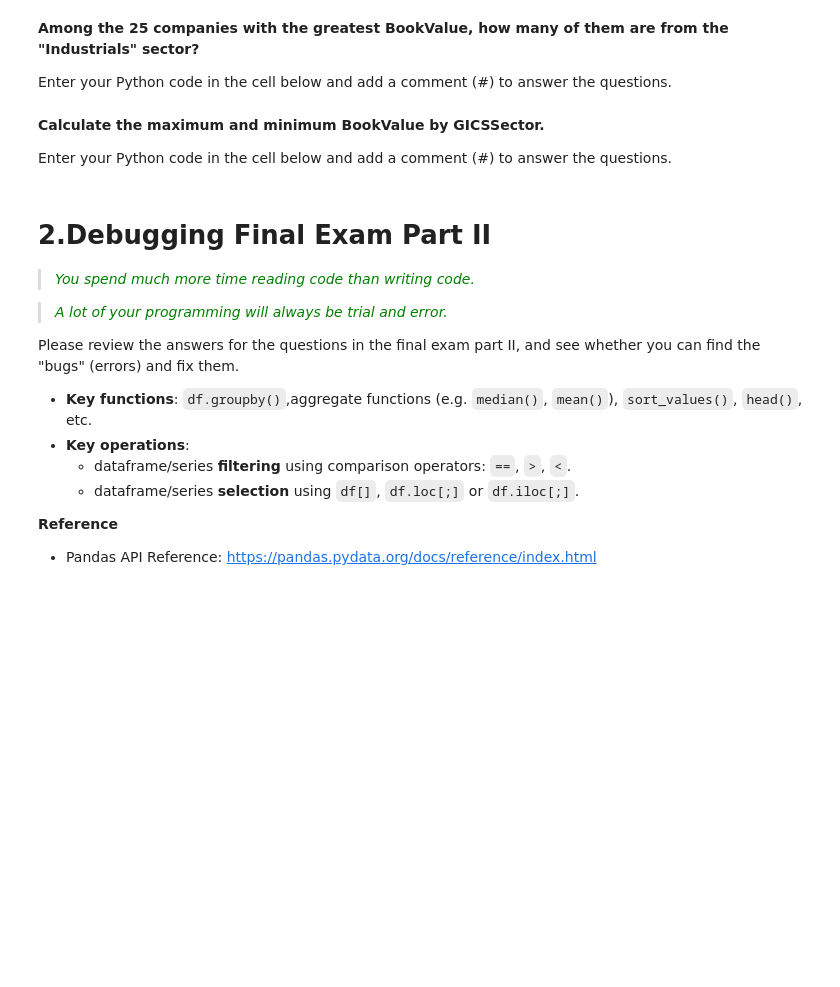
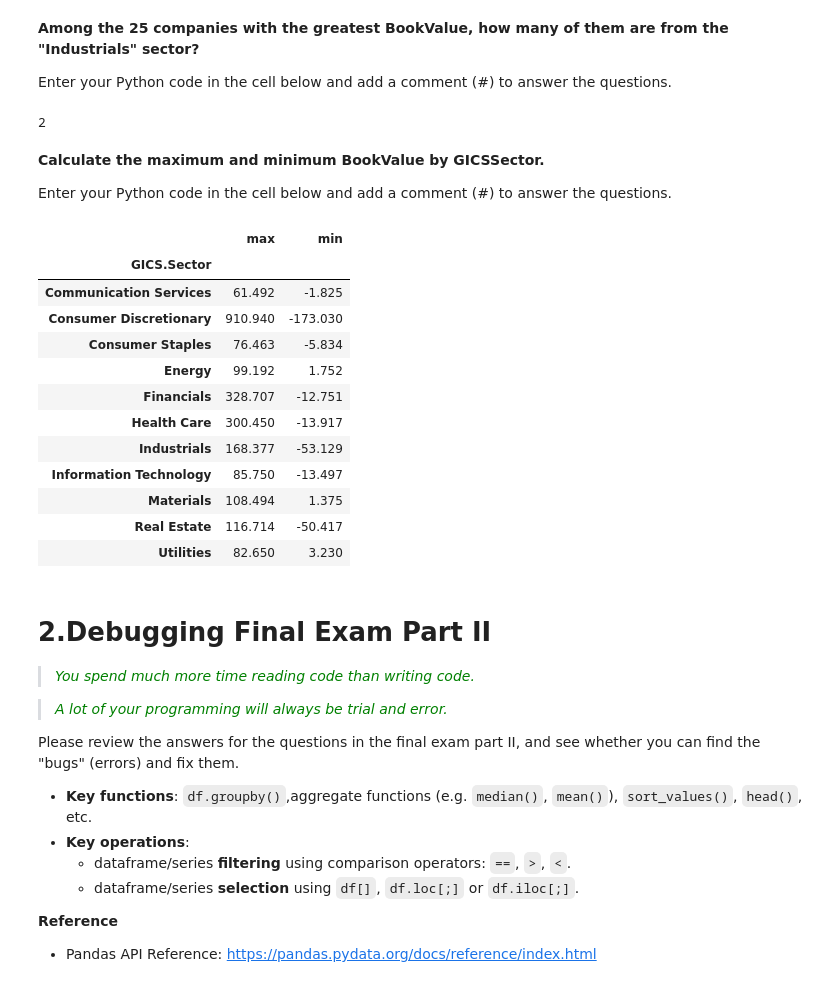
Before and after one commit to gmseong/BAM5103, a Jupyter notebook: Session_3_Recap,_Debugging,_Logical_Operations_and_Markdown.ipynb, the cells around one changed output. Saved outputs shown, nothing was run; the diff lists cells and outputs as text; code cells hidden in the pictures; blank space fills up the shorter version.

```diff
--- a/Session_3_Recap,_Debugging,_Logical_Operations_and_Markdown.ipynb
+++ b/Session_3_Recap,_Debugging,_Logical_Operations_and_Markdown.ipynb
@@ -193,10 +274,40 @@ np.float64(23680086930.9)
 **Among the 25 companies with the greatest BookValue, how many of them are from the "Industrials" sector?**
 
 Enter your Python code in the cell below and add a comment (#) to answer the questions.
+# %%
+top25_bookvalue = sp500df.nlargest(25, 'BookValuePerShare')
+
+industrials_count = (
+    top25_bookvalue['GICS.Sector'] == 'Industrials'
+).sum()
+
+print(industrials_count)
+
+# 2 companies are from the Industrials sector.
+# %% [output]
+2
 # %% [markdown]
 **Calculate the maximum and minimum BookValue by GICSSector.**
 
 Enter your Python code in the cell below and add a comment (#) to answer the questions.
+# %%
+bookvalue_by_sector = sp500df.groupby('GICS.Sector')['BookValuePerShare'].agg(['max', 'min'])
+
+bookvalue_by_sector
+# %% [output]
+|  | max | min |
+| GICS.Sector |  |  |
+| Communication Services | 61.492 | -1.825 |
+| Consumer Discretionary | 910.940 | -173.030 |
+| Consumer Staples | 76.463 | -5.834 |
+| Energy | 99.192 | 1.752 |
+| Financials | 328.707 | -12.751 |
+| Health Care | 300.450 | -13.917 |
+| Industrials | 168.377 | -53.129 |
+| Information Technology | 85.750 | -13.497 |
+| Materials | 108.494 | 1.375 |
+| Real Estate | 116.714 | -50.417 |
+| Utilities | 82.650 | 3.230 |
 # %% [markdown]
 # **2.Debugging Final Exam Part II**
 
```
Also changed, not shown: parts of 31 cells of this notebook.
